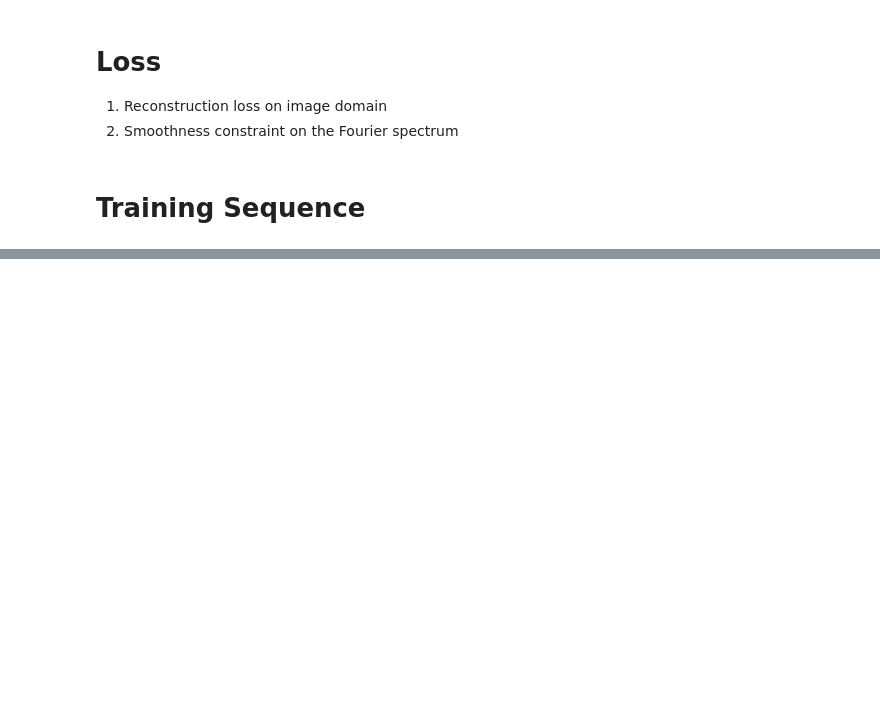
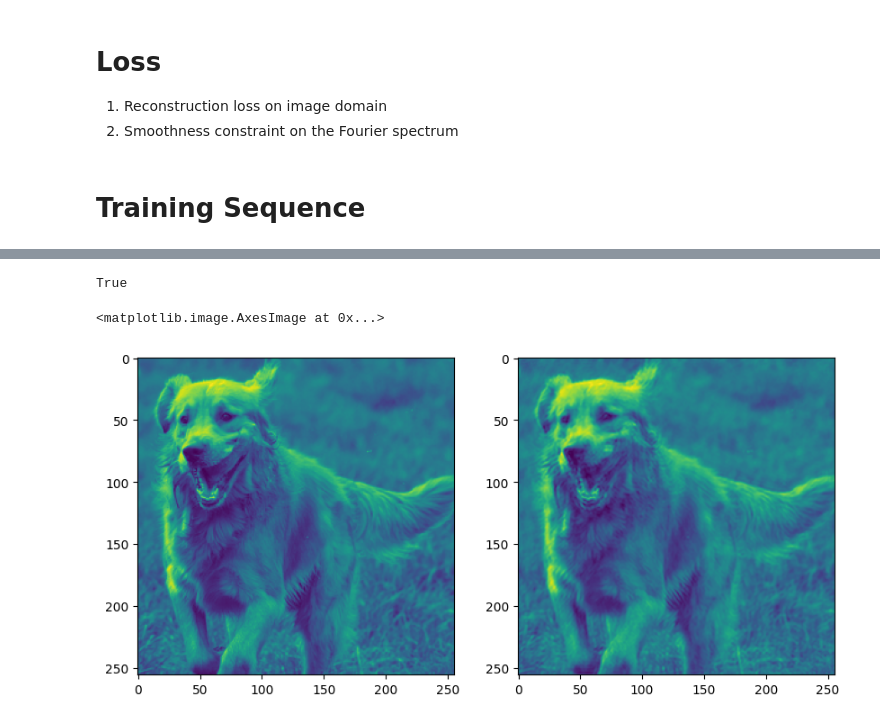
Before and after one commit to masa512/SA, a Jupyter notebook: SA_UNET.ipynb, the cells around one changed output, grey strips where cells are left out. Saved outputs shown, nothing was run; the diff lists cells and outputs as text; code cells hidden in the pictures; blank space fills up the shorter version.

```diff
--- a/SA_UNET.ipynb
+++ b/SA_UNET.ipynb
@@ -170,19 +148,19 @@ def train(net,num_epochs,train_loader,test_loader,optimizer,lr_scheduler,lmbda):
         b_val_loss.append(L.item())
 
     # Save the losses to t_val/t_train loss
-    t_train_loss.append(np.mean(b_train_loss))
-    t_val_loss.append(np.mean(b_val_loss))
+    t_train_loss.append(sum(b_train_loss)/len(b_train_loss))
+    t_val_loss.append(sum(b_val_loss)/len(b_train_loss))
 
     # Print out the validation loss
     print(f'===> Epoch {t+1}: Train Loss -> {t_train_loss[-1]}')
     print(f'===> Epoch {t+1}: Validation Loss -> {t_val_loss[-1]}')
 # %%
 net = model.PUnet(2,16,2).to('cuda')
-lr = 5e-5
+lr = 1e-3
 optimizer = optim.Adam(net.parameters(),lr=lr)
 lr_scheduler = optim.lr_scheduler.ExponentialLR(optimizer, gamma=2)
 num_epochs = 30
-lmbda = 0.01
+lmbda = 0
 
 train(net,num_epochs,trainloader,testloader,optimizer,lr_scheduler,lmbda)
 # %% [output]
@@ -223,0 +305,30 @@ KeyboardInterrupt: ignored
+# %%
+from torch.fft import ifft2,ifftshift
+def reconstruction(Fout,Fin,M):
+  Mprime = torch.ones_like(M)-M
+  F = Fin*M + Fout*Mprime
+  F = F[:,0,:,:] + 1j * F[:,1,:,:]
+  Ipred = abs(ifft2(ifftshift(F)))
+  return Ipred
+# %%
+# Test using one of the images
+(I,F,M) = testset[0]
+F = F.unsqueeze(0).to('cuda')
+M = M.unsqueeze(0).to('cuda')
+
+
+
+# Model pass
+Fout = net(F,M).squeeze(0)
+print(Fout.requires_grad)
+Ipred = reconstruction(Fout,F,M).cpu()
+# Plot
+
+f,axes = plt.subplots(1,2,figsize=(10,10))
+axes[0].imshow(I)
+
+axes[1].imshow(Ipred.squeeze(0).detach())
+# %% [output]
+True
+<matplotlib.image.AxesImage at 0x...>
+[figure, added]
```
Also changed, not shown: parts of 5 cells of this notebook.
